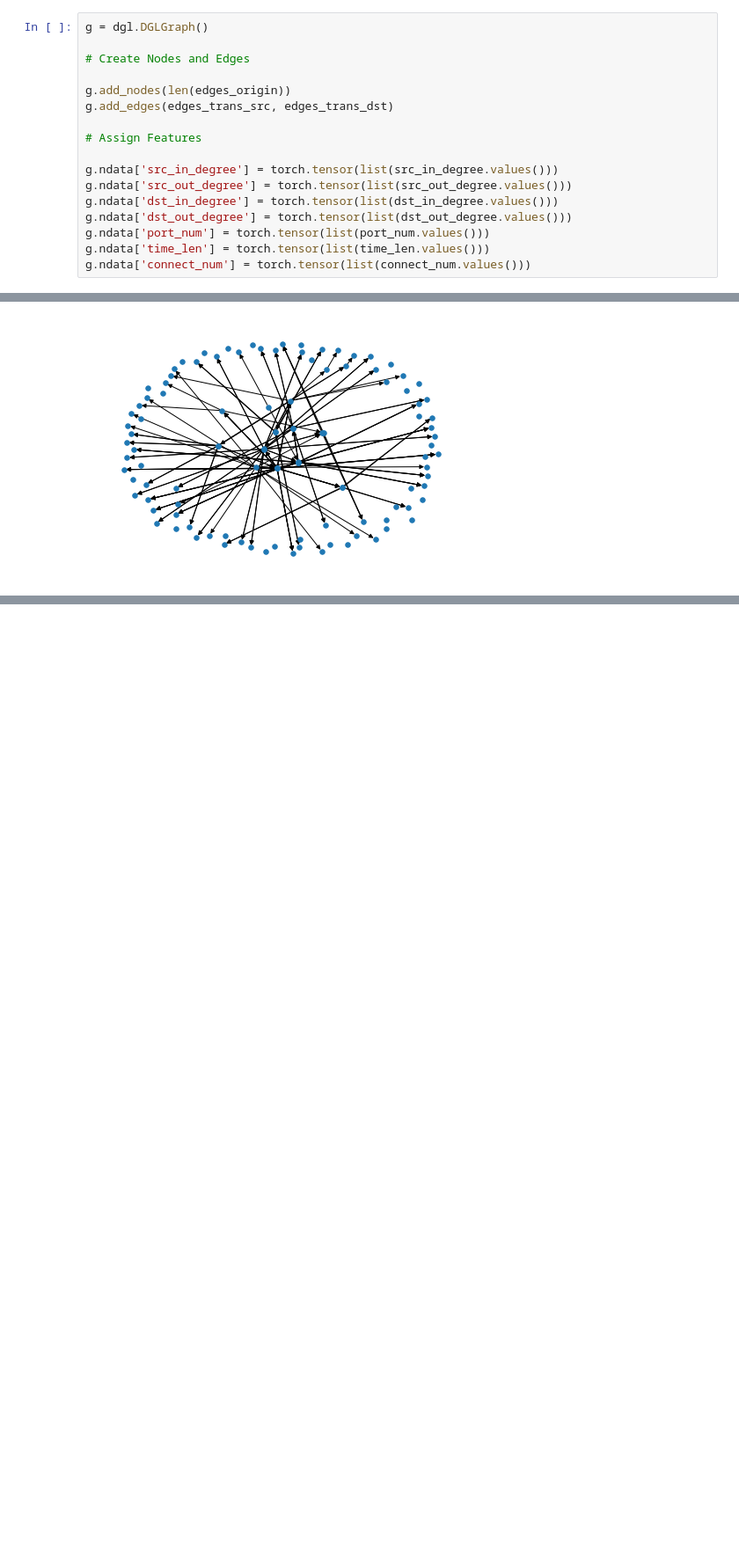
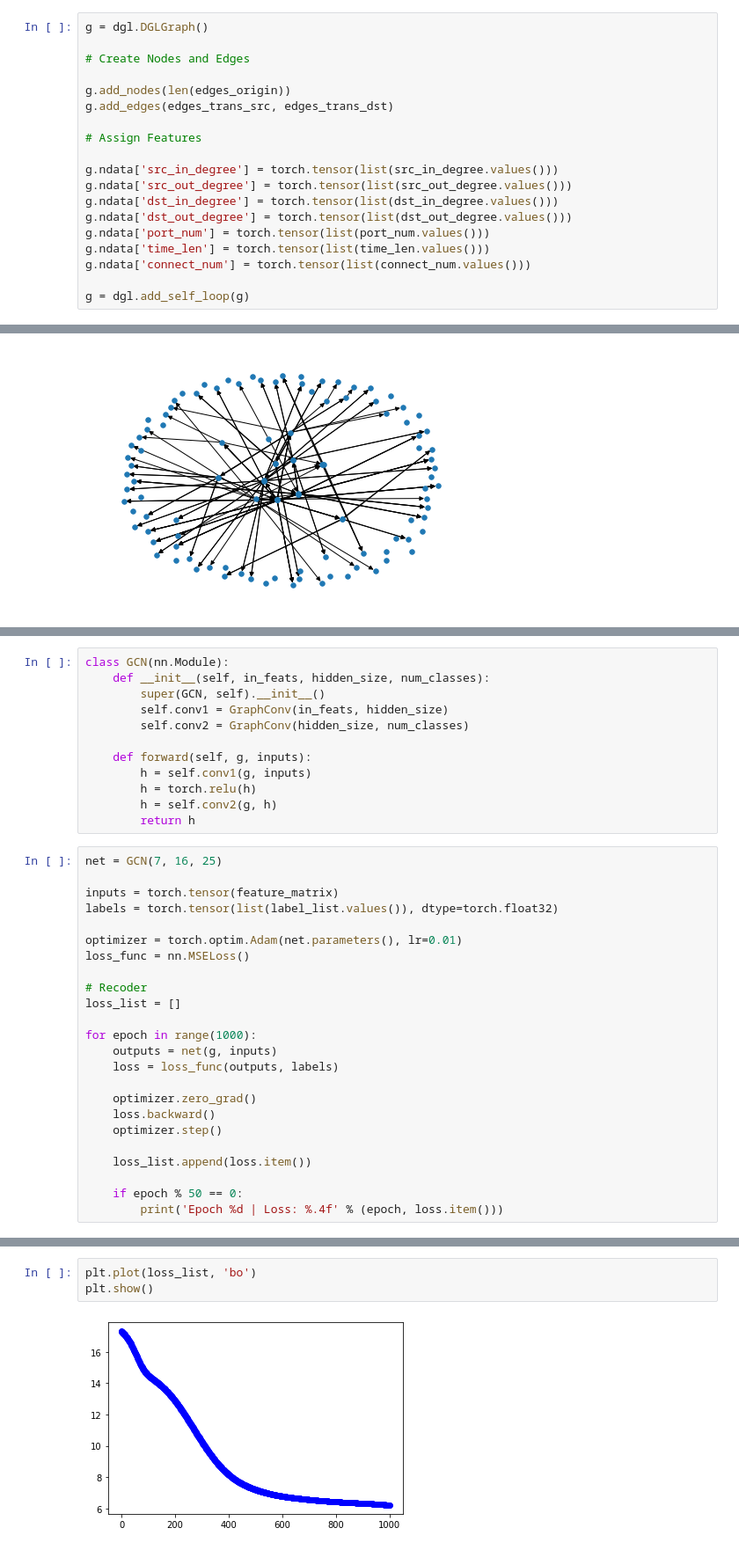
Before and after one commit to cbhua/edge-to-node, a Jupyter notebook: data_loader.ipynb, the cells around one changed output, grey strips where cells are left out. Shown: that part at 88% size. Cells and saved outputs as stored; diff of their text form; blank space fills up the shorter version.

```diff
--- a/data_loader.ipynb
+++ b/data_loader.ipynb
@@ -247,3 +277,5 @@ g.ndata['dst_out_degree'] = torch.tensor(list(dst_out_degree.values()))
 g.ndata['port_num'] = torch.tensor(list(port_num.values()))
 g.ndata['time_len'] = torch.tensor(list(time_len.values()))
 g.ndata['connect_num'] = torch.tensor(list(connect_num.values()))
+
+g = dgl.add_self_loop(g)
@@ -263,0 +326,36 @@ nx.draw(g.to_networkx(), with_labels=False, **options)
+# %%
+class GCN(nn.Module):
+    def __init__(self, in_feats, hidden_size, num_classes):
+        super(GCN, self).__init__()
+        self.conv1 = GraphConv(in_feats, hidden_size)
+        self.conv2 = GraphConv(hidden_size, num_classes)
+
+    def forward(self, g, inputs):
+        h = self.conv1(g, inputs)
+        h = torch.relu(h)
+        h = self.conv2(g, h)
+        return h
+# %%
+net = GCN(7, 16, 25)
+
+inputs = torch.tensor(feature_matrix)
+labels = torch.tensor(list(label_list.values()), dtype=torch.float32)
+
+optimizer = torch.optim.Adam(net.parameters(), lr=0.01)
+loss_func = nn.MSELoss()
+
+# Recoder
+loss_list = []
+
+for epoch in range(1000):
+    outputs = net(g, inputs)
+    loss = loss_func(outputs, labels)
+
+    optimizer.zero_grad()
+    loss.backward()
+    optimizer.step()
+
+    loss_list.append(loss.item())
+
+    if epoch % 50 == 0:
+        print('Epoch %d | Loss: %.4f' % (epoch, loss.item()))
@@ -263,0 +383,5 @@ nx.draw(g.to_networkx(), with_labels=False, **options)
+# %%
+plt.plot(loss_list, 'bo')
+plt.show()
+# %% [output]
+[figure, added]
```
Also changed, not shown: parts of 16 cells of this notebook.
